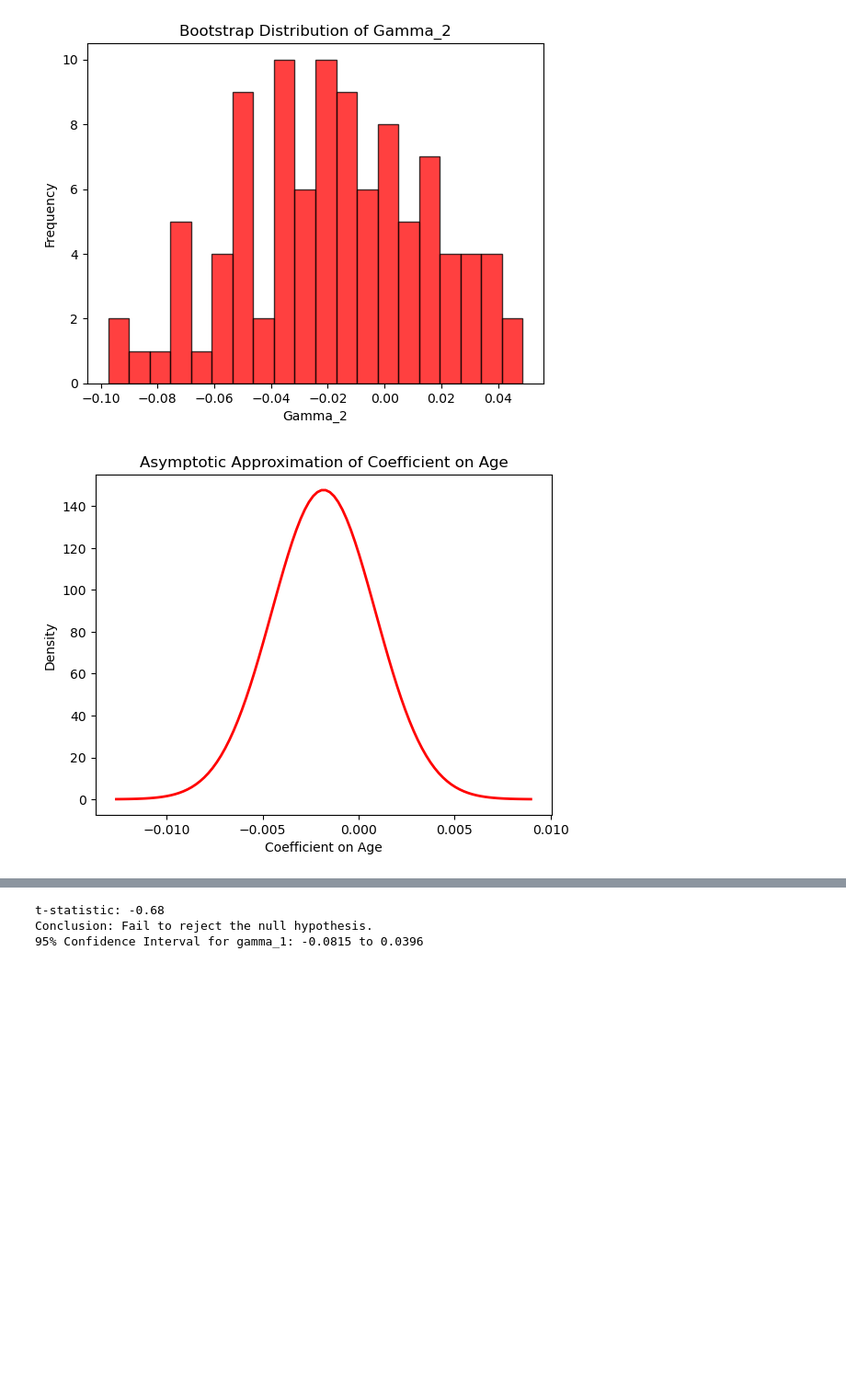
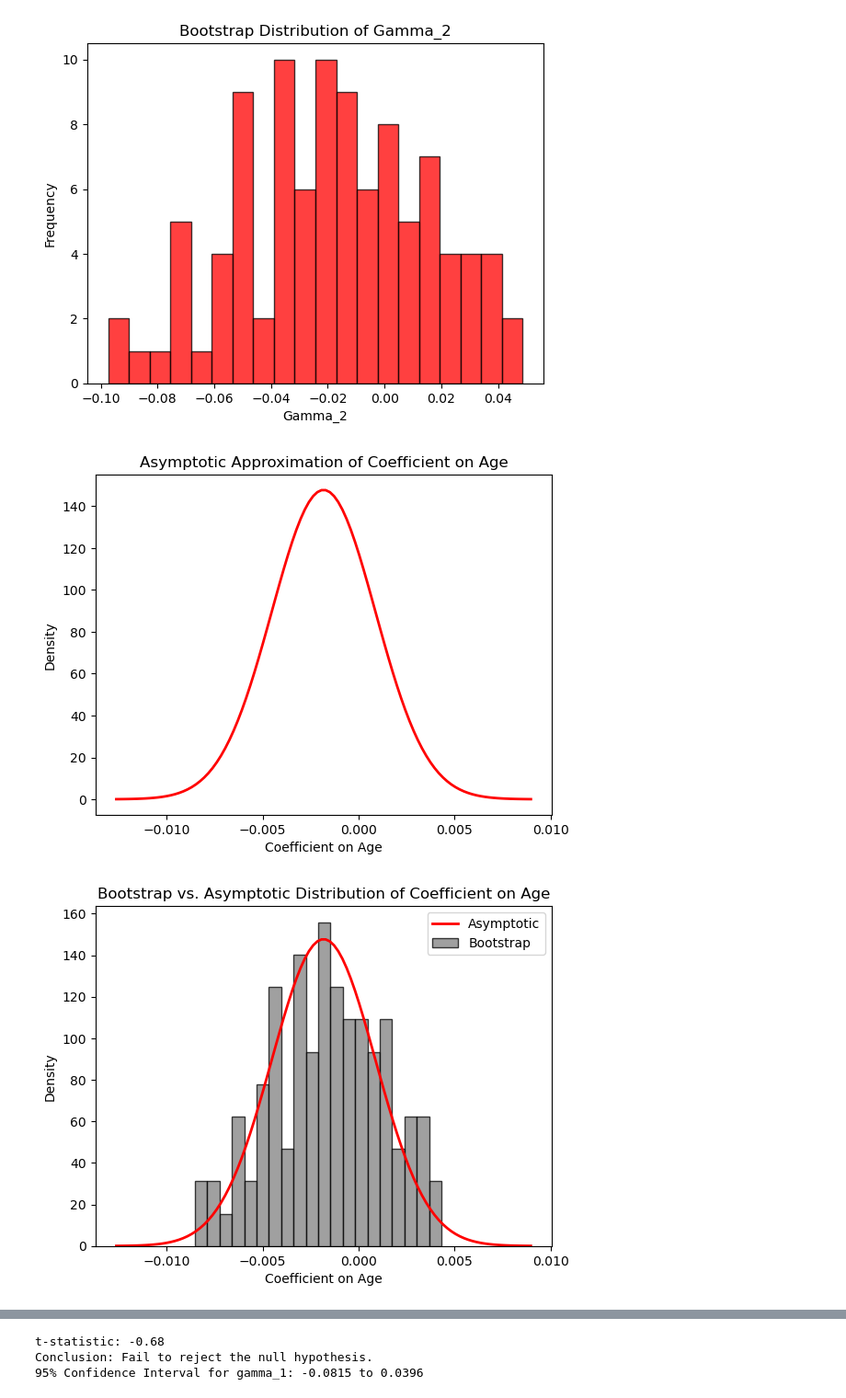
Before and after one commit to Manjusaka666/IHEID, a Jupyter notebook: Econometrics I/Problem Sets/Econometrics_PS6/PS6.ipynb, the cells around one changed output, grey strips where cells are left out. Shown at 92% size. Saved outputs shown, nothing was run; the diff lists cells and outputs as text; code cells hidden in the pictures; blank space fills up the shorter version.

```diff
--- a/Econometrics I/Problem Sets/Econometrics_PS6/PS6.ipynb
+++ b/Econometrics I/Problem Sets/Econometrics_PS6/PS6.ipynb
@@ -374,33 +374,43 @@ plt.show()
 # %%
 # (h) Compute H_hat
 X_beta_hat = np.dot(X, beta_hat)
 log_phi_Xb = stats.norm.logpdf(X_beta_hat)
 log_Phi_Xb = stats.norm.logcdf(X_beta_hat)
 log_Phi_minus_Xb = stats.norm.logcdf(-X_beta_hat)
 
 log_factor = 2 * log_phi_Xb - log_Phi_Xb - log_Phi_minus_Xb
 factor = np.exp(log_factor)
 factor[~np.isfinite(factor)] = 0
 factor = factor.reshape(-1, 1)
 
 X_weighted = X * factor
 H_hat = np.dot(X.T, X_weighted) / len(X)
 V_hat = np.linalg.inv(H_hat)
 
 variance_beta_age = V_hat[3, 3]
 beta_age_sd = np.sqrt(variance_beta_age / len(X))
 
 # Approximate finite sample distribution
 beta_age_values = np.linspace(beta_hat[3] - 4 * beta_age_sd, beta_hat[3] + 4 * beta_age_sd, 100)
 beta_age_density = stats.norm.pdf(beta_age_values, loc=beta_hat[3], scale=beta_age_sd)
 
 plt.plot(beta_age_values, beta_age_density, color='red', lw=2)
 plt.title("Asymptotic Approximation of Coefficient on Age")
 plt.xlabel("Coefficient on Age")
 plt.ylabel("Density")
 plt.show()
+
+# Plot the histogram of bootstrap estimates
+plt.hist(beta_age_bootstrap, bins=20, alpha=0.75, color='grey', edgecolor='black', density=True)
+plt.plot(beta_age_values, beta_age_density, color='red', lw=2)
+plt.title("Bootstrap vs. Asymptotic Distribution of Coefficient on Age")
+plt.xlabel("Coefficient on Age")
+plt.ylabel("Density")
+plt.legend(["Asymptotic", "Bootstrap"])
+plt.show()
 # %% [output]
 [figure]
+[figure, added]
 # %%
 # (i) Compute gradient
 phi_age_60 = stats.norm.pdf(np.dot(x_age_60, beta_hat))
```
Also changed, not shown: parts of 1 cell of this notebook.
